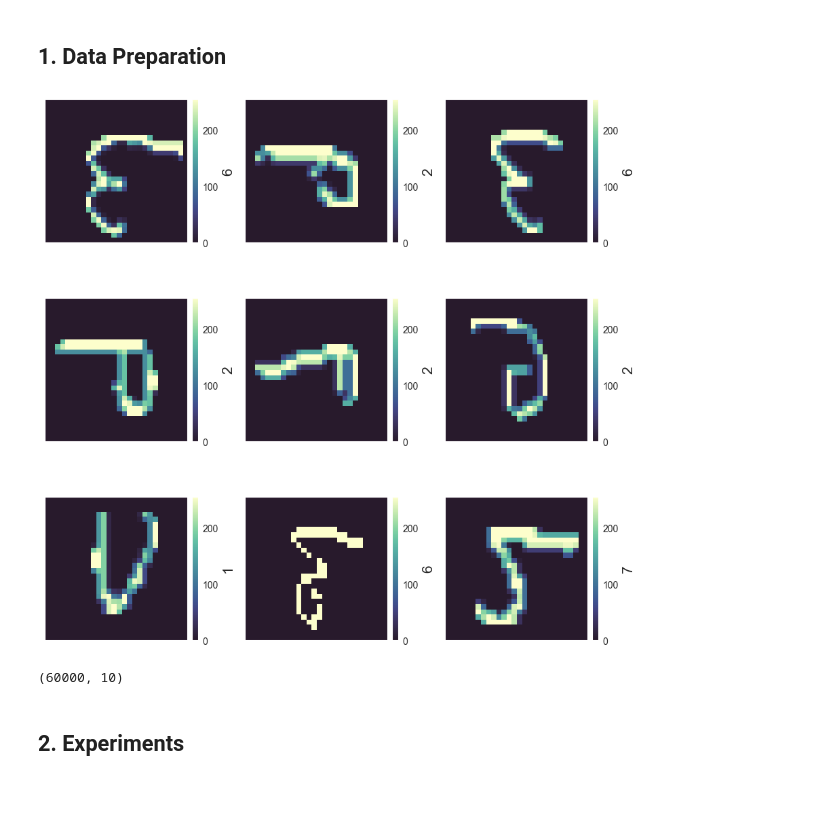
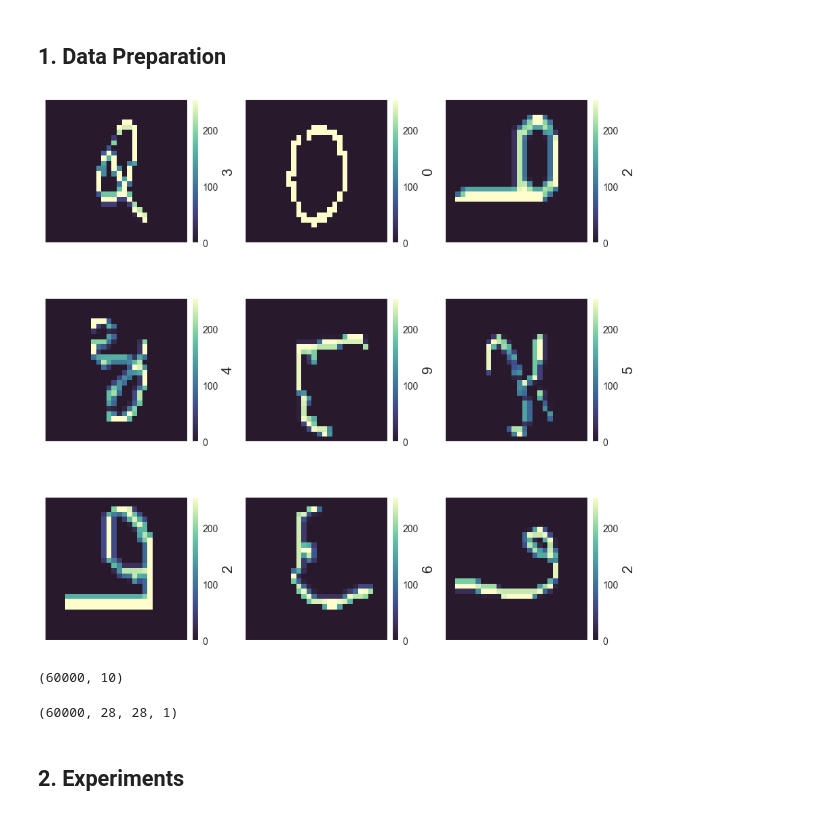
Before and after one commit to tamgyen/data_mining, a Jupyter notebook: comp_3/freestyle.ipynb, the cells around one changed output. Drawn from its saved outputs; the diff is of its cells as text; code cells hidden in the pictures.

```diff
--- a/comp_3/freestyle.ipynb
+++ b/comp_3/freestyle.ipynb
@@ -34,17 +34,21 @@ train_featrues, train_targets = (train_data_csv.drop(['label'], axis=1), train_d
 train_images = train_featrues.values.astype('float32').reshape(-1, 28, 28, 1)
 # %%
 ints = np.random.randint(0, train_images.shape[0], 9)
-_ = isns.ImageGrid([train_images[i, :, :, :].reshape(28, 28) for i in ints],
+_ = isns.ImageGrid([np.flipud(train_images[i, :, :, :].reshape(28, 28)) for i in ints],
                    cbar_label=[f'{train_targets[i]}' for i in ints],
                    col_wrap=3)
 # %% [output]
-[figure, old version]
+[figure, new version]
 # %%
 train_targets = tf.keras.utils.to_categorical(train_targets, num_classes=10, dtype='float32')
 # %%
 train_targets.shape
 # %% [output]
 (60000, 10)
+# %%
+train_images.shape
+# %% [output]
+(60000, 28, 28, 1)
 # %% [markdown]
 ## 2. Experiments
 # %%
```
Also changed, not shown: parts of 25 cells of this notebook.
